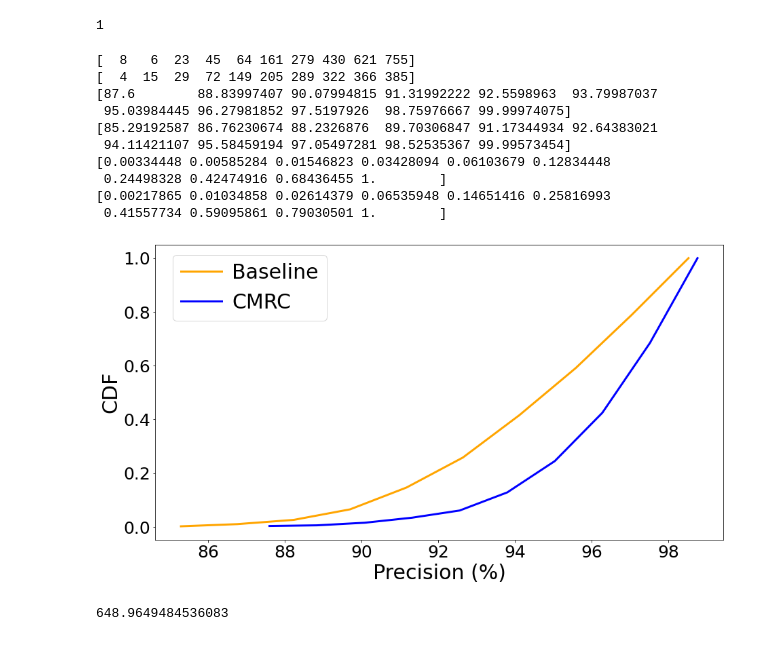
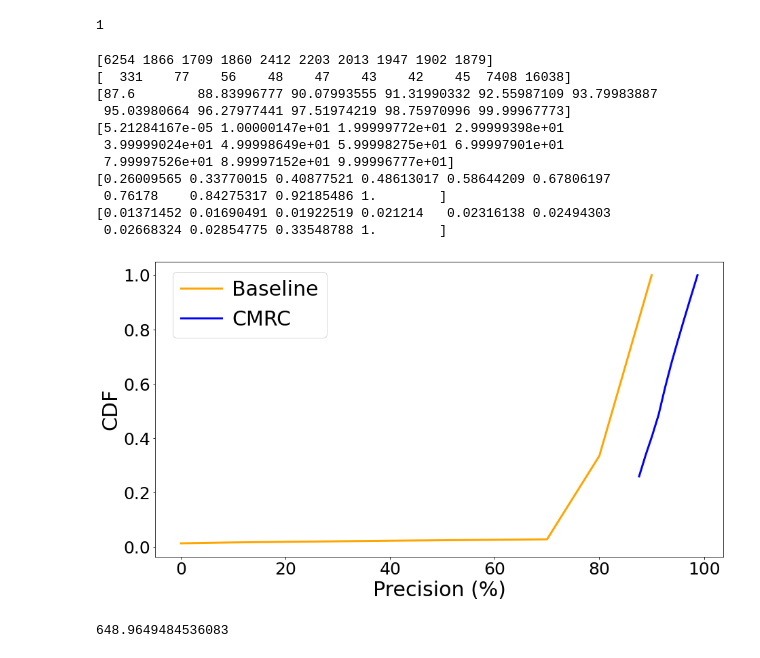
Before and after one commit to skywalker1996/CloudMotor, a Jupyter notebook: analysis/plot.ipynb, the cells around one changed output. Saved outputs shown, nothing was run; the diff lists cells and outputs as text; code cells hidden in the pictures.

```diff
--- a/analysis/plot.ipynb
+++ b/analysis/plot.ipynb
@@ -76,8 +76,8 @@ def limit(num, max_val, min_val):
         return num
 
 base_dir = "../logs/current_log/"
-baseline_log = "motor_001_baseline.csv"
-cmrc_log = "motor_001_cmrc_5.csv"
+baseline_log = "motor_001.csv"
+cmrc_log = "motor_001.csv"
 # cmrc_log = "motor_001.csv"
 
 df = {}
@@ -119,44 +119,45 @@ print(bin_edges["baseline"])
 print(cdf["cmrc"])
 print(cdf["baseline"])
 
 # print(len(precisions["cmrc"]))
 # print(len(precisions["baseline"]))
 
 fig, axes = plt.subplots(1, 1, figsize=(15, 8))
 
 # x = list(range(1,17))
 
 # 折线图
 axes.plot(bin_edges["baseline"][:-1], cdf["baseline"], color='orange', label="Baseline",  linewidth=LINE_WIDTH)
 axes.plot(bin_edges["cmrc"][:-1], cdf["cmrc"], color='blue', label="CMRC", linewidth=LINE_WIDTH, linestyle='-')
 #
 plt.legend(loc=1, fontsize=30, bbox_to_anchor = (0.32,1), title_fontsize=30, columnspacing=1.2, handletextpad=0.5)
 
 axes.grid(which='minor', c='lightgrey')
 
 #设置坐标标签标注和字体大小
 plt.xlabel("Precision (%)",fontsize=30)
 plt.ylabel("CDF",fontsize=30)
 
 #设置坐标刻度字体大小
 plt.xticks(fontsize=25)
 plt.yticks(fontsize=25)
 
 # plt.title(f"speed")
 plt.savefig(f"./cdf_baseline.png",bbox_inches = 'tight')
 plt.show()
 # %% [output]
-[  8   6  23  45  64 161 279 430 621 755]
-[  4  15  29  72 149 205 289 322 366 385]
-[87.6        88.83997407 90.07994815 91.31992222 92.5598963  93.79987037
- 95.03984445 96.27981852 97.5197926  98.75976667 99.99974075]
-[85.29192587 86.76230674 88.2326876  89.70306847 91.17344934 92.64383021
- 94.11421107 95.58459194 97.05497281 98.52535367 99.99573454]
-[0.00334448 0.00585284 0.01546823 0.03428094 0.06103679 0.12834448
- 0.24498328 0.42474916 0.68436455 1.        ]
-[0.00217865 0.01034858 0.02614379 0.06535948 0.14651416 0.25816993
- 0.41557734 0.59095861 0.79030501 1.        ]
+[6254 1866 1709 1860 2412 2203 2013 1947 1902 1879]
+[  331    77    56    48    47    43    42    45  7408 16038]
+[87.6        88.83996777 90.07993555 91.31990332 92.55987109 93.79983887
+ 95.03980664 96.27977441 97.51974219 98.75970996 99.99967773]
+[5.21284167e-05 1.00000147e+01 1.99999772e+01 2.99999398e+01
+ 3.99999024e+01 4.99998649e+01 5.99998275e+01 6.99997901e+01
+ 7.99997526e+01 8.99997152e+01 9.99996777e+01]
+[0.26009565 0.33770015 0.40877521 0.48613017 0.58644209 0.67806197
+ 0.76178    0.84275317 0.92185486 1.        ]
+[0.01371452 0.01690491 0.01922519 0.021214   0.02316138 0.02494303
+ 0.02668324 0.02854775 0.33548788 1.        ]
-[figure, old version]
+[figure, new version]
 # %%
 server_log = "server_log.csv"
 df = pd.read_csv(os.path.join(base_dir,server_log))
```
Also changed, not shown: parts of 1 cell of this notebook, 54 other files.
